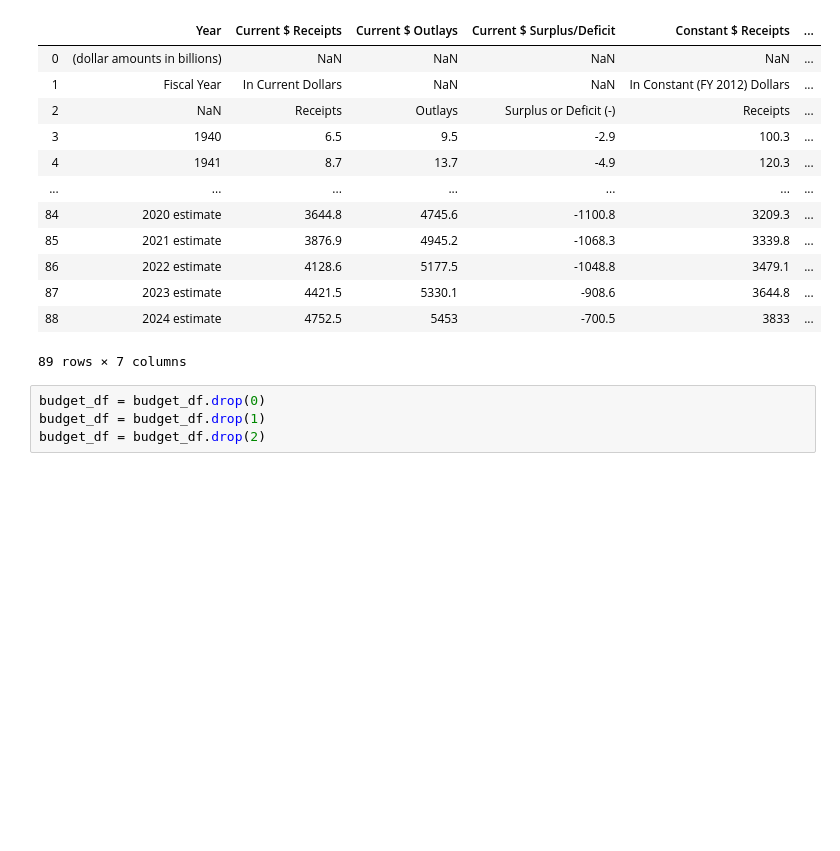
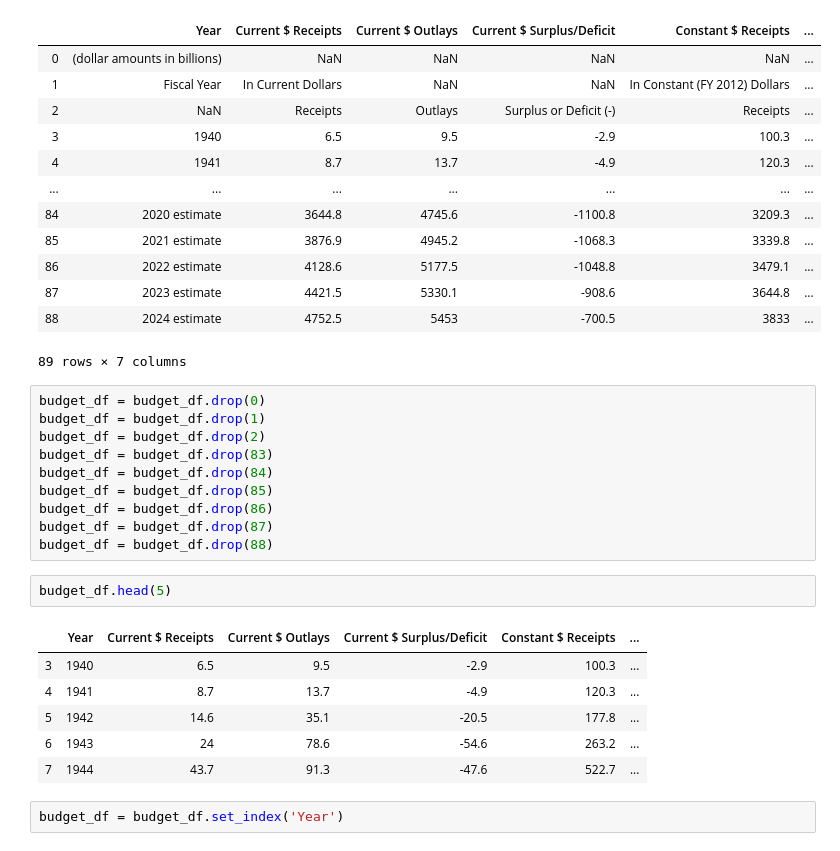
Before and after one commit to ErinMandell/ETL-Challenge, a Jupyter notebook: budget_deficit_surplus.ipynb, the cells around one changed output. Drawn from its saved outputs; the diff is of its cells as text; blank space fills up the shorter version.

```diff
--- a/budget_deficit_surplus.ipynb
+++ b/budget_deficit_surplus.ipynb
@@ -75,4 +78,21 @@ budget_df
 budget_df = budget_df.drop(0)
 budget_df = budget_df.drop(1)
 budget_df = budget_df.drop(2)
+budget_df = budget_df.drop(83)
+budget_df = budget_df.drop(84)
+budget_df = budget_df.drop(85)
+budget_df = budget_df.drop(86)
+budget_df = budget_df.drop(87)
+budget_df = budget_df.drop(88)
+# %%
+budget_df.head(5)
+# %% [output]
+|  | Year | Current $ Receipts | Current $ Outlays | Current $ Surplus/Deficit | Constant $ Receipts | ... |
+| 3 | 1940 | 6.5 | 9.5 | -2.9 | 100.3 | ... |
+| 4 | 1941 | 8.7 | 13.7 | -4.9 | 120.3 | ... |
+| 5 | 1942 | 14.6 | 35.1 | -20.5 | 177.8 | ... |
+| 6 | 1943 | 24 | 78.6 | -54.6 | 263.2 | ... |
+| 7 | 1944 | 43.7 | 91.3 | -47.6 | 522.7 | ... |
+# %%
+budget_df = budget_df.set_index('Year')
 # %%
```
Also changed, not shown: parts of 7 cells of this notebook.
